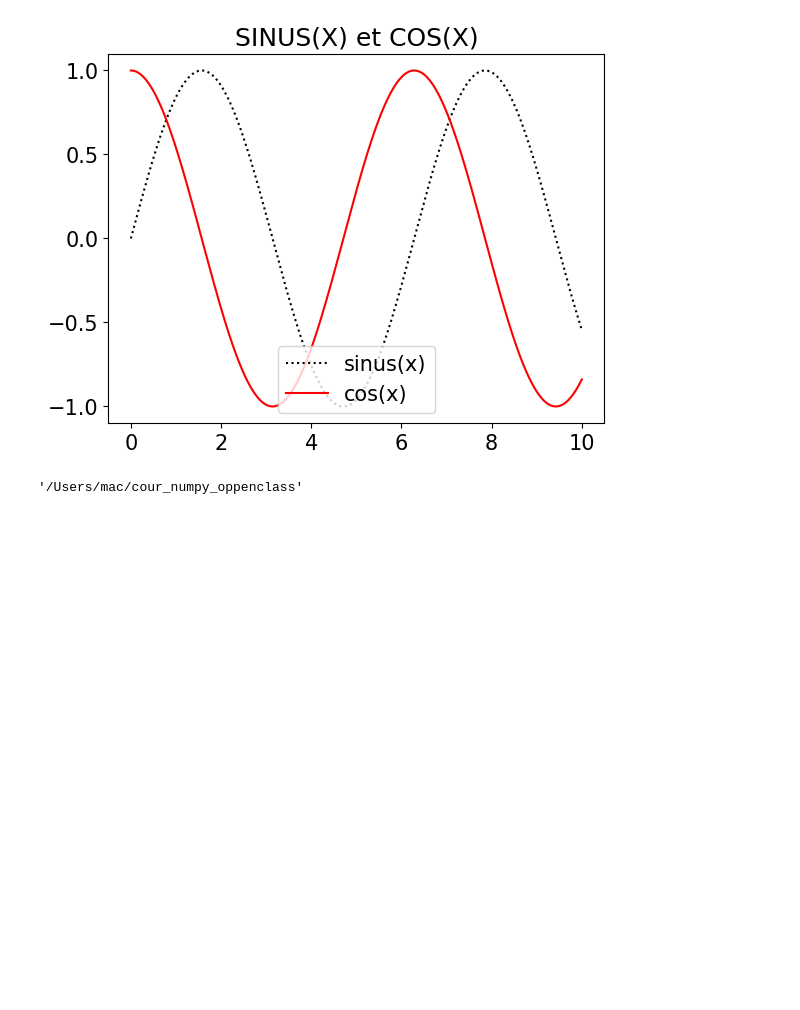
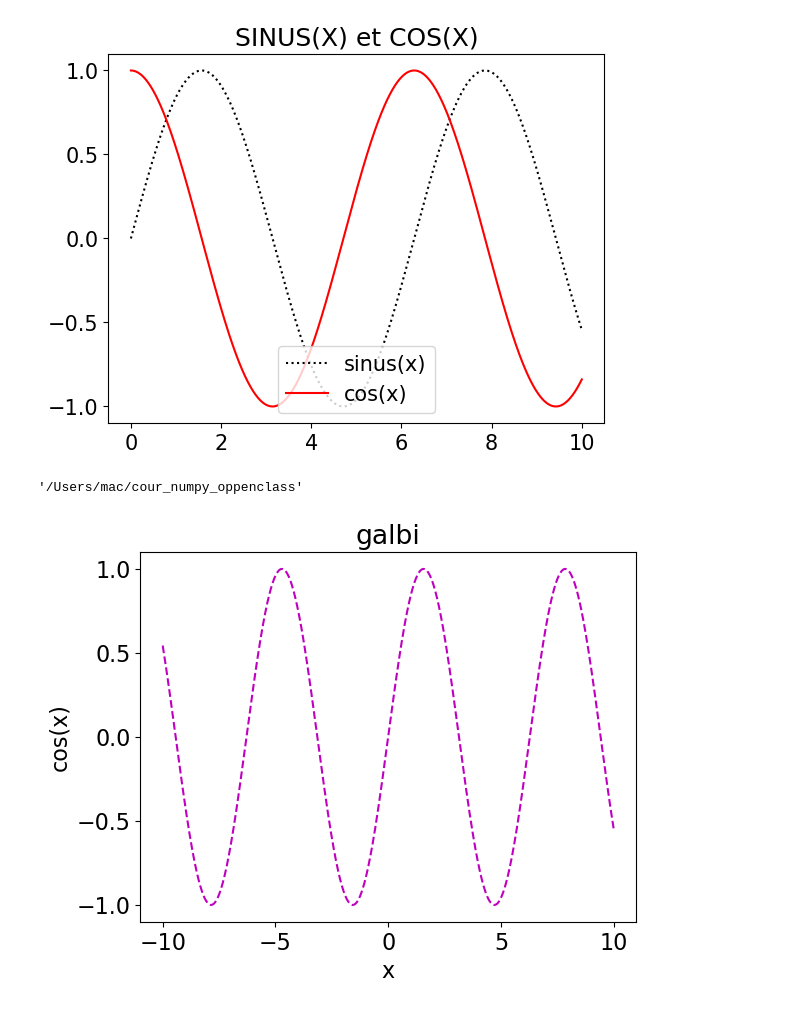
Before and after one commit to ounisdjam/cour_numpy_oppenclassroom, a Jupyter notebook: courdata.ipynb, the cells around one changed output. Drawn from its saved outputs; the diff is of its cells as text; code cells hidden in the pictures; blank space fills up the shorter version.

```diff
--- a/courdata.ipynb
+++ b/courdata.ipynb
@@ -128,3 +128,17 @@ plt.show()
 pwd
 # %% [output]
 '/Users/mac/cour_numpy_oppenclass'
+# %%
+import numpy as np
+import matplotlib.pyplot as plt
+plt.rcParams.update({'font.size': 16})
+x= np.linspace(-10,10, 1000 )
+ax= plt.subplot()
+ax.plot(x, np.sin(x),  "m--", label ="sinus(x)",)
+ax.set_title('galbi')
+ax.set_label('ounis')
+ax.set_xlabel('x')
+ax.set_ylabel('cos(x)')
+plt.show()
+# %% [output]
+[figure, added]
```
Also changed, not shown: parts of 1 cell of this notebook.
